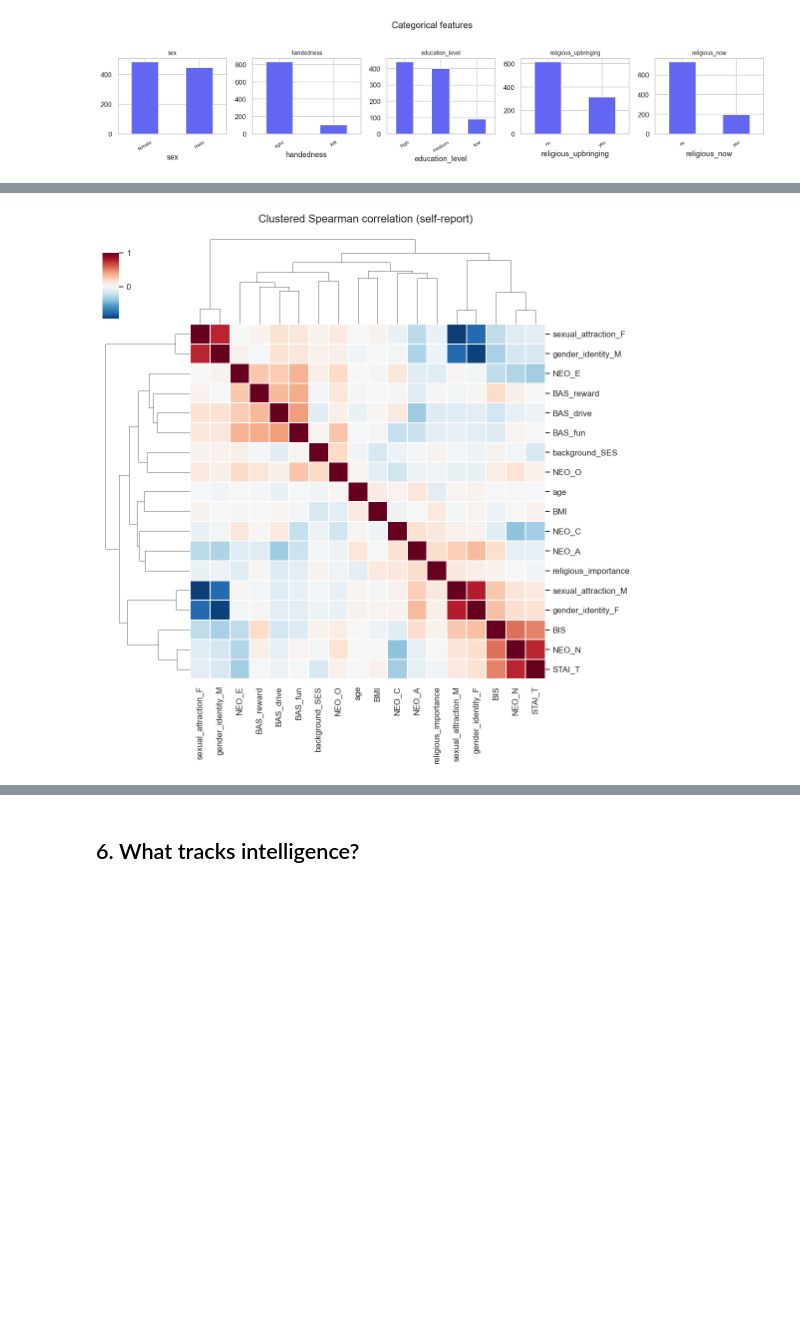
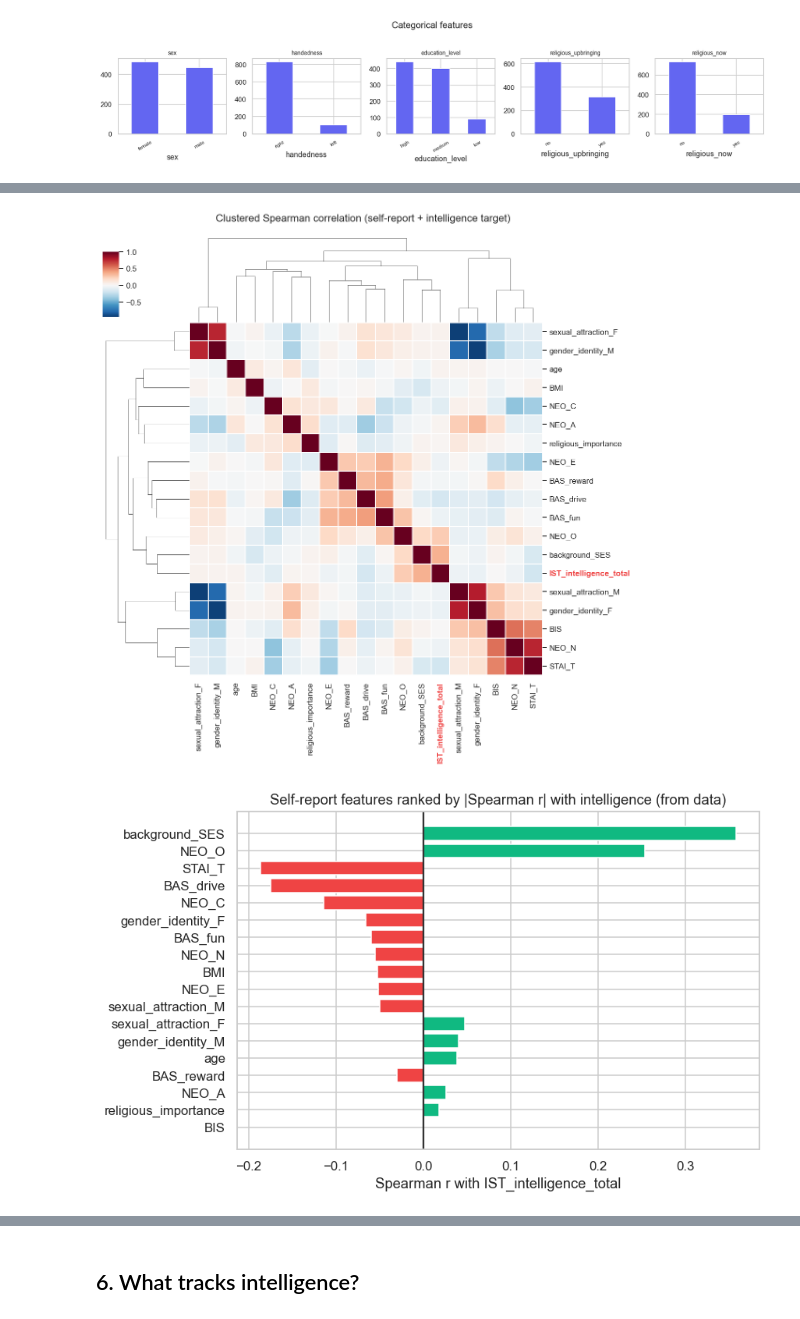
Before and after one commit to stvsever/multi_agent_decision_support_system, a Jupyter notebook: validation/datasets/INTELLIGENCE/notebooks/01_tabular_data_exploration.ipynb, the cells around one changed output, grey strips where cells are left out. Drawn from its saved outputs; the diff is of its cells as text; code cells hidden in the pictures; blank space fills up the shorter version.

```diff
--- a/validation/datasets/INTELLIGENCE/notebooks/01_tabular_data_exploration.ipynb
+++ b/validation/datasets/INTELLIGENCE/notebooks/01_tabular_data_exploration.ipynb
@@ -115,11 +115,28 @@ plt.suptitle("Categorical features", y=1.03); plt.tight_layout(); plt.show()
 # %%
-corr = df[tab_num].apply(pd.to_numeric, errors="coerce").corr(method="spearman")
+cols = tab_num + [target]
+corr = df[cols].apply(pd.to_numeric, errors="coerce").corr(method="spearman")
 try:
-    g = sns.clustermap(corr, cmap="RdBu_r", center=0, figsize=(10,10), linewidths=.3,
+    g = sns.clustermap(corr, cmap="RdBu_r", center=0, figsize=(10.5,10.5), linewidths=.3,
                        cbar_pos=(0.02,0.83,0.03,0.12))
-    g.fig.suptitle("Clustered Spearman correlation (self-report)", y=1.02)
+    g.fig.suptitle("Clustered Spearman correlation (self-report + intelligence target)", y=1.02)
+    for tl in g.ax_heatmap.get_xticklabels() + g.ax_heatmap.get_yticklabels():
+        if tl.get_text() == target:
+            tl.set_color(RED); tl.set_fontweight("bold")
     plt.show()
 except Exception as e:
     print("clustermap skipped:", e)
+# Which self-report features most strongly predict intelligence, straight from the data?
+tcorr = corr[target].drop(target).sort_values(key=lambda s: s.abs(), ascending=False)
+fig, ax = plt.subplots(figsize=(8, 5))
+ax.barh(tcorr.index[::-1], tcorr.values[::-1],
+        color=[RED if v < 0 else GRN for v in tcorr.values[::-1]])
+ax.axvline(0, color="#333")
+ax.set(title="Self-report features ranked by |Spearman r| with intelligence (from data)",
+       xlabel="Spearman r with IST_intelligence_total")
+plt.tight_layout(); plt.show()
+print("Spearman correlation with", target, "(strongest first):")
+for f, r in tcorr.items():
+    print(f"  {r:+.3f}  {f}")
 # %% [output]
-[figure, old version]
+[figure, new version]
+[figure, added]
```
Also changed, not shown: parts of 4 cells of this notebook, 3 other files.
